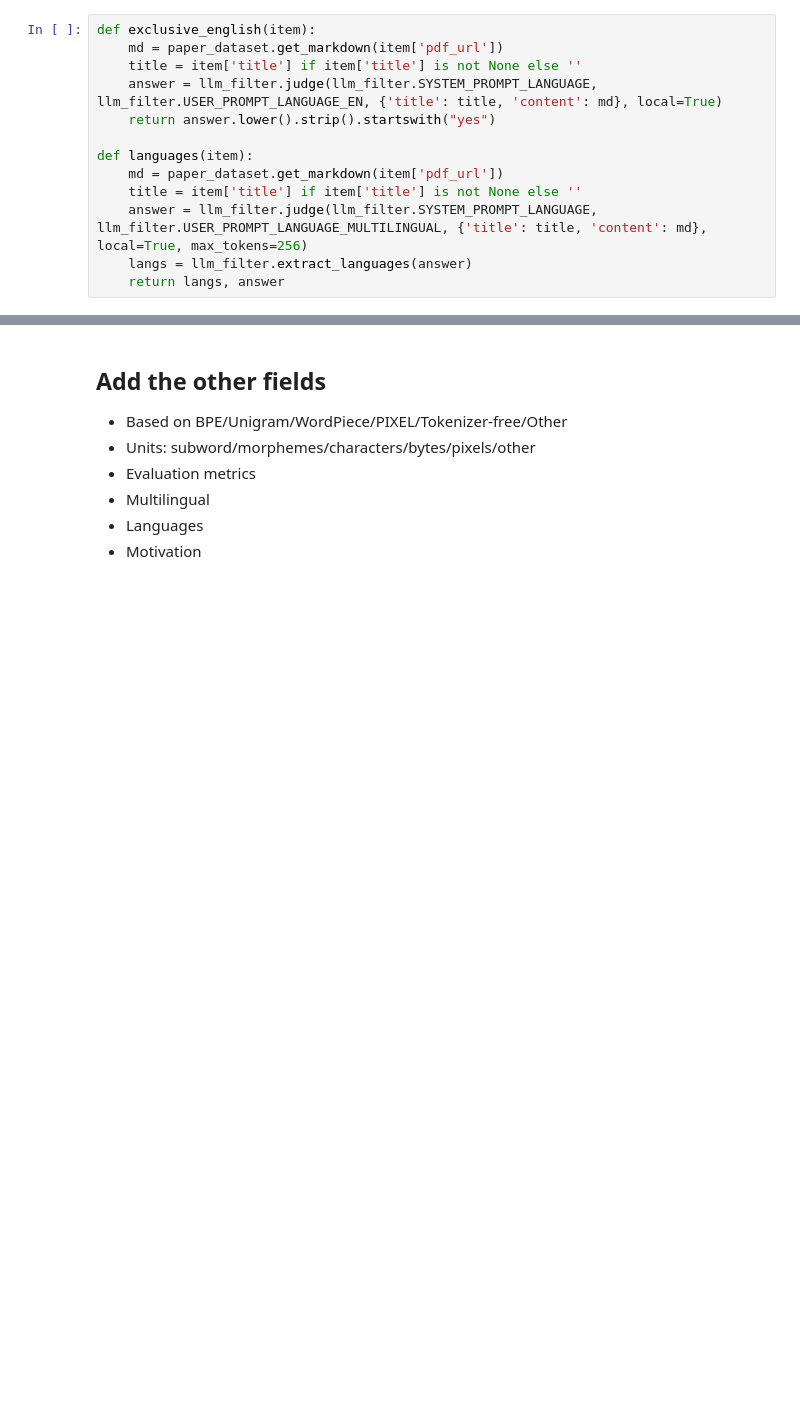
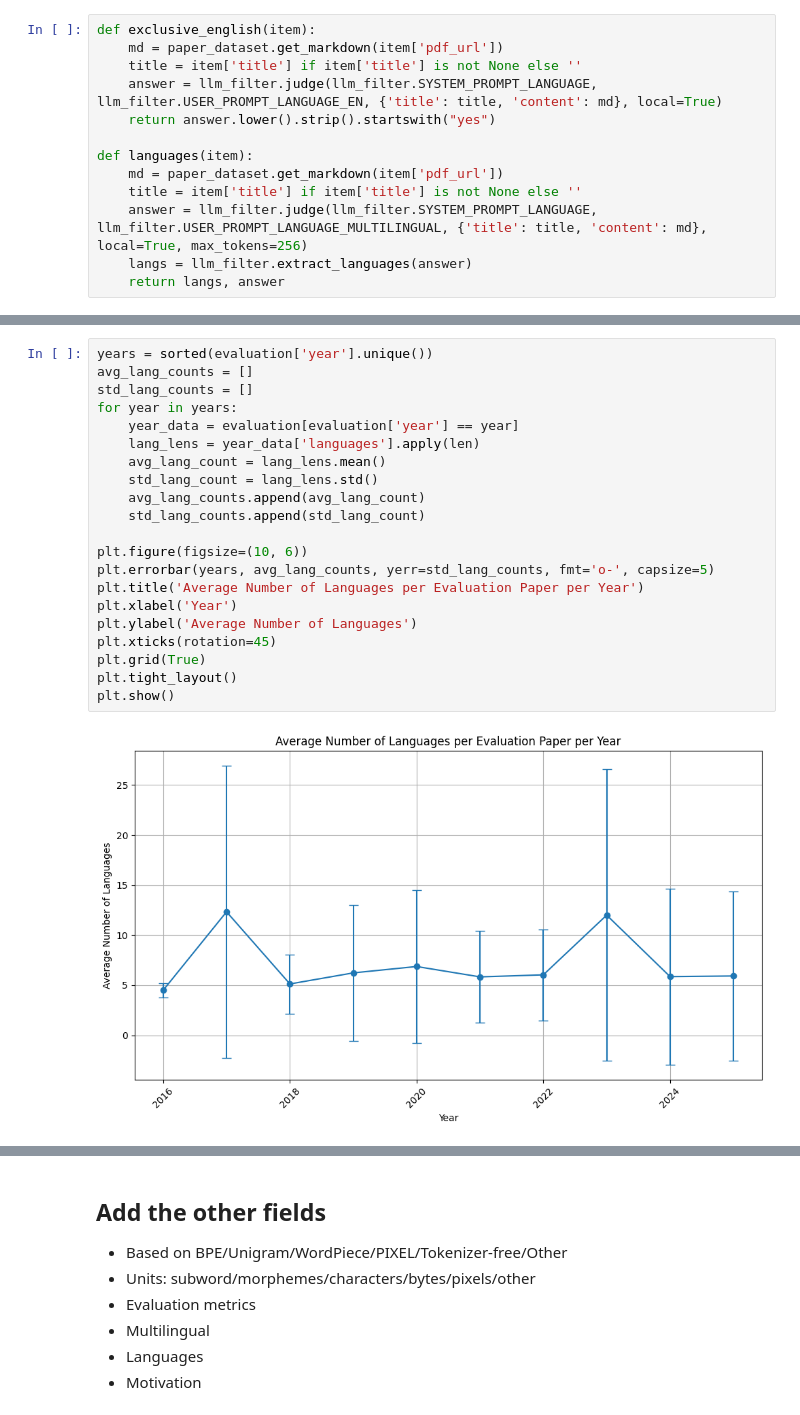
Before and after one commit to GianlucaVico/TalkAboutTokenization, a Jupyter notebook: initial_da.ipynb, the cells around one changed output, grey strips where cells are left out. Drawn from its saved outputs; the diff is of its cells as text; blank space fills up the shorter version.

```diff
--- a/initial_da.ipynb
+++ b/initial_da.ipynb
@@ -524,0 +514,23 @@ print(no_lang['title'])
+# %%
+years = sorted(evaluation['year'].unique())
+avg_lang_counts = []
+std_lang_counts = []
+for year in years:
+    year_data = evaluation[evaluation['year'] == year]
+    lang_lens = year_data['languages'].apply(len)
+    avg_lang_count = lang_lens.mean()
+    std_lang_count = lang_lens.std()
+    avg_lang_counts.append(avg_lang_count)
+    std_lang_counts.append(std_lang_count)
+
+plt.figure(figsize=(10, 6))
+plt.errorbar(years, avg_lang_counts, yerr=std_lang_counts, fmt='o-', capsize=5)
+plt.title('Average Number of Languages per Evaluation Paper per Year')
+plt.xlabel('Year')
+plt.ylabel('Average Number of Languages')
+plt.xticks(rotation=45)
+plt.grid(True)
+plt.tight_layout()
+plt.show()
+# %% [output]
+[figure, added]
```
Also changed, not shown: parts of 7 cells of this notebook, 2 other files.
